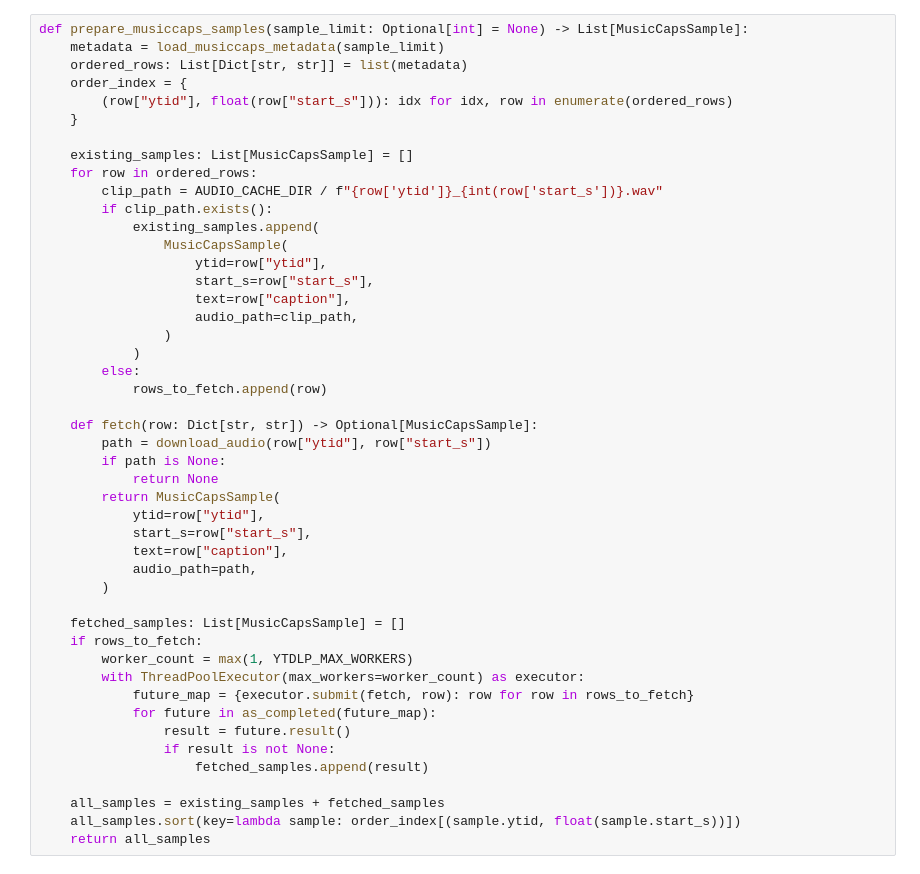
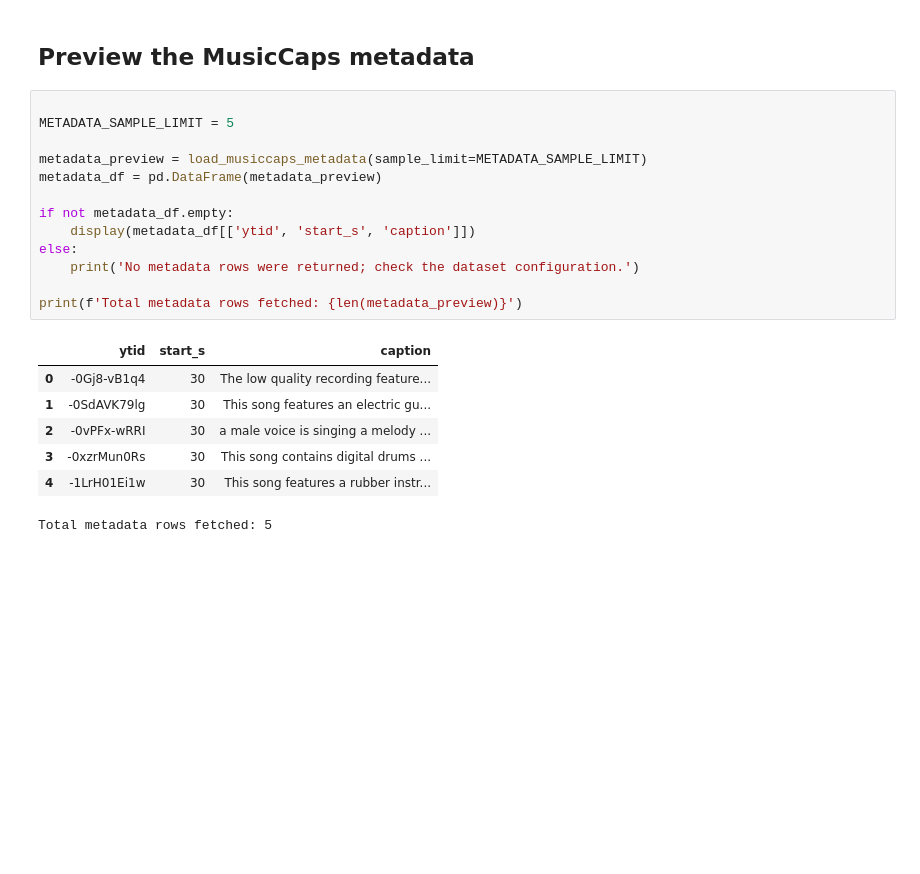
Before and after one commit to poinka/NewWave, a Jupyter notebook: musiccaps_fetch.ipynb, the cells around one changed output. Saved outputs shown, nothing was run; the diff lists cells and outputs as text; blank space fills up the shorter version.

Commit message:
updated dataset preview

```diff
--- a/musiccaps_fetch.ipynb
+++ b/musiccaps_fetch.ipynb
@@ -97,47 +223,23 @@ def download_audio(ytid: str, start_s: float) -> Optional[Path]:
-# %%
-def prepare_musiccaps_samples(sample_limit: Optional[int] = None) -> List[MusicCapsSample]:
-    metadata = load_musiccaps_metadata(sample_limit)
-    ordered_rows: List[Dict[str, str]] = list(metadata)
-    order_index = {
-        (row["ytid"], float(row["start_s"])): idx for idx, row in enumerate(ordered_rows)
-    }
-
-    existing_samples: List[MusicCapsSample] = []
-    for row in ordered_rows:
-        clip_path = AUDIO_CACHE_DIR / f"{row['ytid']}_{int(row['start_s'])}.wav"
-        if clip_path.exists():
-            existing_samples.append(
-                MusicCapsSample(
-                    ytid=row["ytid"],
-                    start_s=row["start_s"],
-                    text=row["caption"],
-                    audio_path=clip_path,
-                )
-            )
-        else:
-            rows_to_fetch.append(row)
-
-    def fetch(row: Dict[str, str]) -> Optional[MusicCapsSample]:
-        path = download_audio(row["ytid"], row["start_s"])
-        if path is None:
-            return None
-        return MusicCapsSample(
-            ytid=row["ytid"],
-            start_s=row["start_s"],
-            text=row["caption"],
-            audio_path=path,
-        )
-
-    fetched_samples: List[MusicCapsSample] = []
-    if rows_to_fetch:
-        worker_count = max(1, YTDLP_MAX_WORKERS)
-        with ThreadPoolExecutor(max_workers=worker_count) as executor:
-            future_map = {executor.submit(fetch, row): row for row in rows_to_fetch}
-            for future in as_completed(future_map):
-                result = future.result()
-                if result is not None:
-                    fetched_samples.append(result)
-
-    all_samples = existing_samples + fetched_samples
-    all_samples.sort(key=lambda sample: order_index[(sample.ytid, float(sample.start_s))])
-    return all_samples
+# %% [markdown]
+## Preview the MusicCaps metadata
+# %%
+
+METADATA_SAMPLE_LIMIT = 5
+
+metadata_preview = load_musiccaps_metadata(sample_limit=METADATA_SAMPLE_LIMIT)
+metadata_df = pd.DataFrame(metadata_preview)
+
+if not metadata_df.empty:
+    display(metadata_df[['ytid', 'start_s', 'caption']])
+else:
+    print('No metadata rows were returned; check the dataset configuration.')
+
+print(f'Total metadata rows fetched: {len(metadata_preview)}')
+# %% [output]
+|  | ytid | start_s | caption |
+| 0 | -0Gj8-vB1q4 | 30 | The low quality recording feature... |
+| 1 | -0SdAVK79lg | 30 | This song features an electric gu... |
+| 2 | -0vPFx-wRRI | 30 | a male voice is singing a melody ... |
+| 3 | -0xzrMun0Rs | 30 | This song contains digital drums ... |
+| 4 | -1LrH01Ei1w | 30 | This song features a rubber instr... |
+Total metadata rows fetched: 5
```
Also changed, not shown: parts of 11 cells of this notebook.
